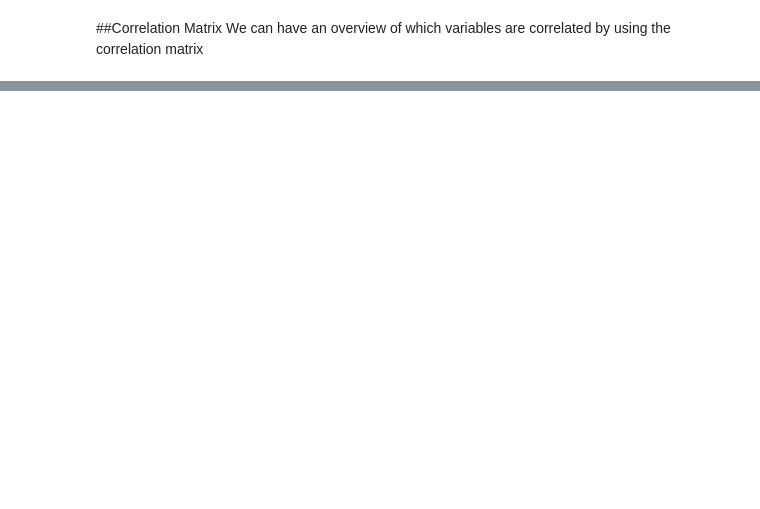
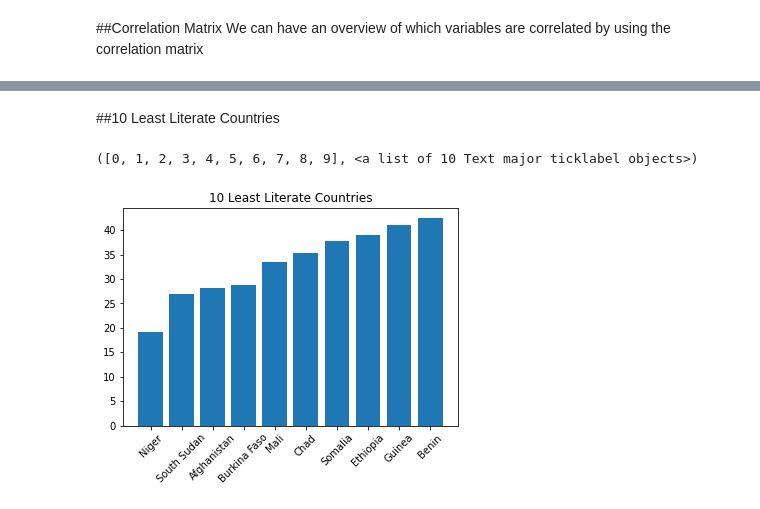
Before and after one commit to Ahmed-Mamdouh99/Data-Engineering-Project, a Jupyter notebook: DE_250_Country_Data.ipynb, the cells around one changed output, grey strips where cells are left out. Drawn from its saved outputs; the diff is of its cells as text; code cells hidden in the pictures; blank space fills up the shorter version.

```diff
--- a/DE_250_Country_Data.ipynb
+++ b/DE_250_Country_Data.ipynb
@@ -152,0 +160,10 @@ plt.xticks(rotation=45)
+# %% [markdown]
+##10 Least Literate Countries
+# %%
+literacyTop10 = countryData.sort_values('Literacy Rate(%)', ascending=True, ignore_index=True)[:10]
+plt.title("10 Least Literate Countries")
+plt.bar(literacyTop10['name'], literacyTop10['Literacy Rate(%)'])
+plt.xticks(rotation=45)
+# %% [output]
+([0, 1, 2, 3, 4, 5, 6, 7, 8, 9], <a list of 10 Text major ticklabel objects>)
+[figure, added]
```
Also changed, not shown: parts of 25 cells of this notebook.
